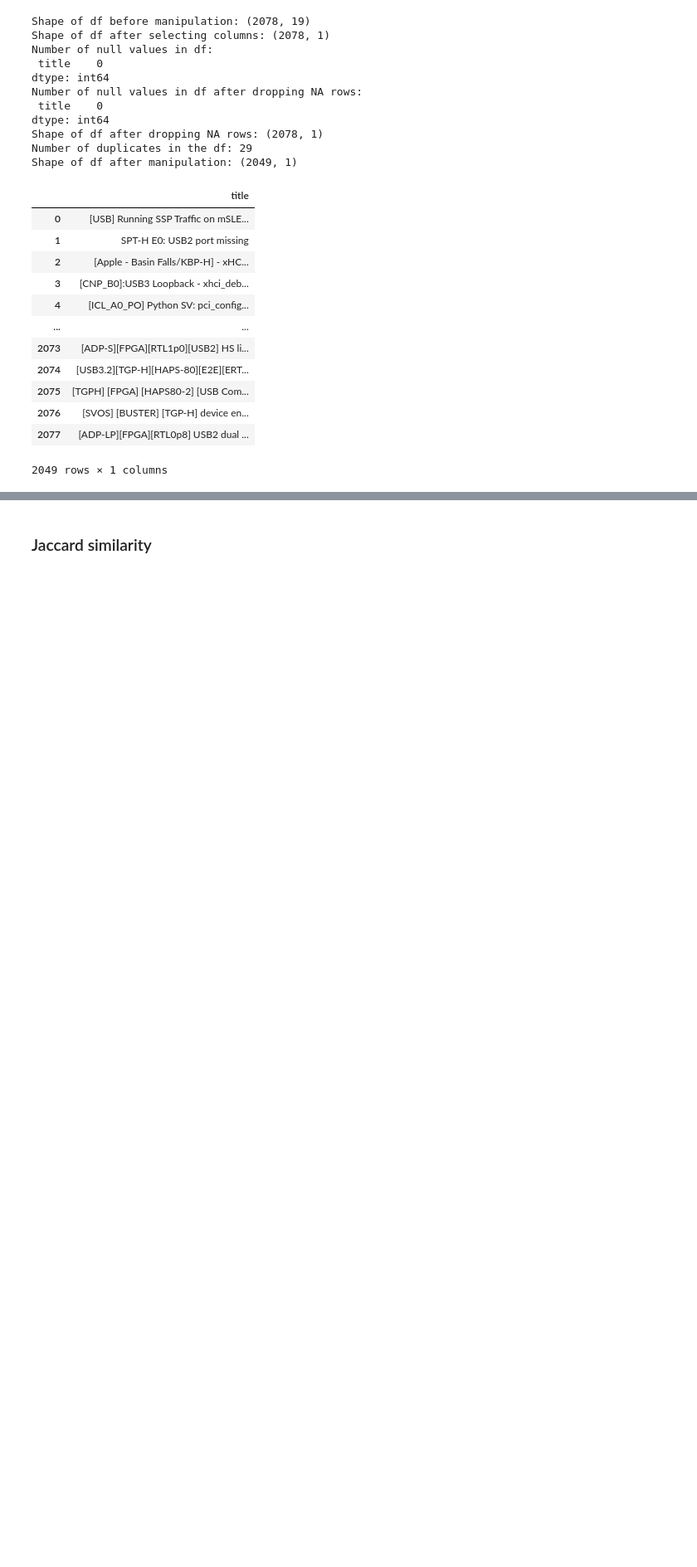
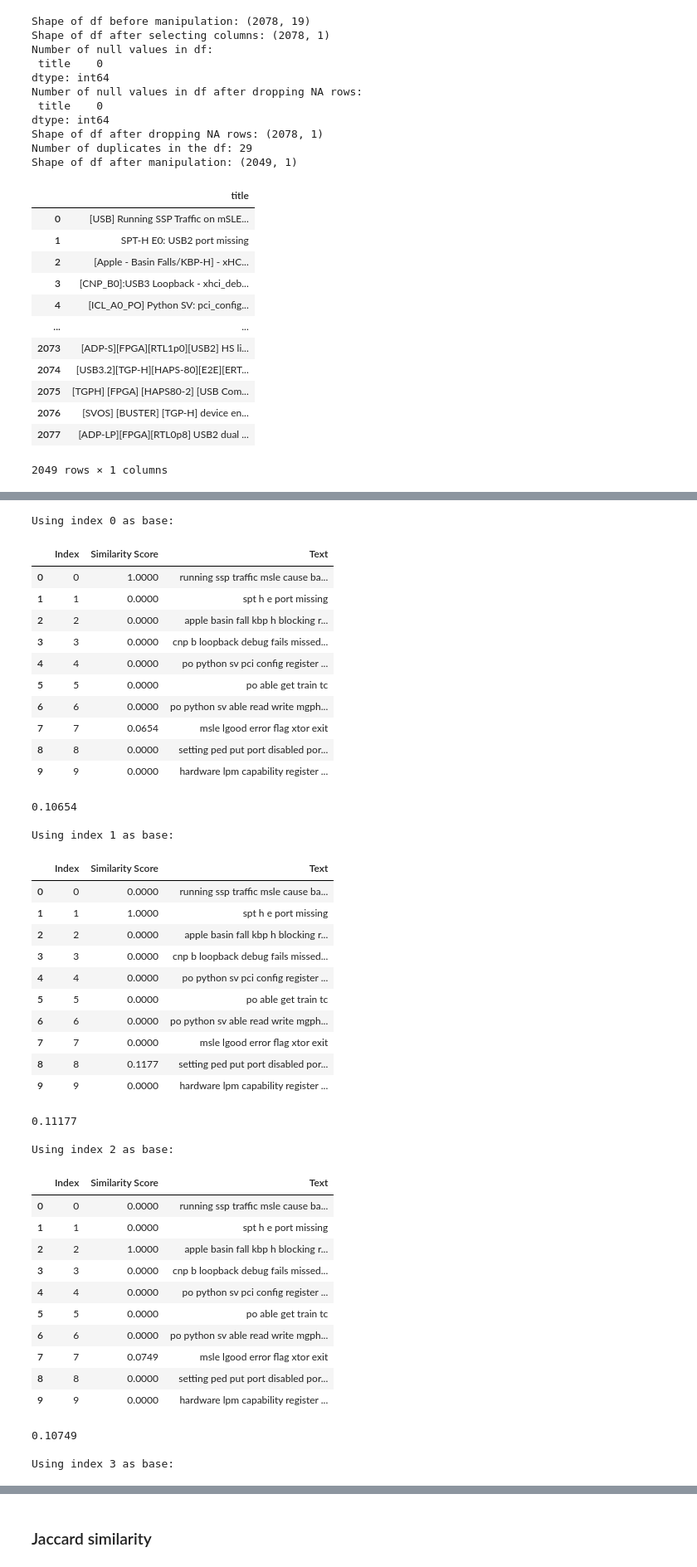
Before and after one commit to NicoleNL/ML-Track, a Jupyter notebook: Similarity_analytics_20210921.ipynb, the cells around one changed output, grey strips where cells are left out. Shown at 83% size. Saved outputs shown, nothing was run; the diff lists cells and outputs as text; code cells hidden in the pictures; blank space fills up the shorter version.

```diff
--- a/Similarity_analytics_20210921.ipynb
+++ b/Similarity_analytics_20210921.ipynb
@@ -1849,0 +1934,46 @@ Index     Similarity Score    Title
+# %%
+cosinesimilarity(column = df["title_clean"],threshold= 0,total_rows=10,base_row=None,ngram_range=None,fe_type=None,ascending=None)
+# %% [output]
+Using index 0 as base:
+|  | Index | Similarity Score | Text |
+| 0 | 0 | 1.0000 | running ssp traffic msle cause ba... |
+| 1 | 1 | 0.0000 | spt h e port missing |
+| 2 | 2 | 0.0000 | apple basin fall kbp h blocking r... |
+| 3 | 3 | 0.0000 | cnp b loopback debug fails missed... |
+| 4 | 4 | 0.0000 | po python sv pci config register ... |
+| 5 | 5 | 0.0000 | po able get train tc |
+| 6 | 6 | 0.0000 | po python sv able read write mgph... |
+| 7 | 7 | 0.0654 | msle lgood error flag xtor exit |
+| 8 | 8 | 0.0000 | setting ped put port disabled por... |
+| 9 | 9 | 0.0000 | hardware lpm capability register ... |
+0.10654
+
+Using index 1 as base:
+|  | Index | Similarity Score | Text |
+| 0 | 0 | 0.0000 | running ssp traffic msle cause ba... |
+| 1 | 1 | 1.0000 | spt h e port missing |
+| 2 | 2 | 0.0000 | apple basin fall kbp h blocking r... |
+| 3 | 3 | 0.0000 | cnp b loopback debug fails missed... |
+| 4 | 4 | 0.0000 | po python sv pci config register ... |
+| 5 | 5 | 0.0000 | po able get train tc |
+| 6 | 6 | 0.0000 | po python sv able read write mgph... |
+| 7 | 7 | 0.0000 | msle lgood error flag xtor exit |
+| 8 | 8 | 0.1177 | setting ped put port disabled por... |
+| 9 | 9 | 0.0000 | hardware lpm capability register ... |
+0.11177
+
+Using index 2 as base:
+|  | Index | Similarity Score | Text |
+| 0 | 0 | 0.0000 | running ssp traffic msle cause ba... |
+| 1 | 1 | 0.0000 | spt h e port missing |
+| 2 | 2 | 1.0000 | apple basin fall kbp h blocking r... |
+| 3 | 3 | 0.0000 | cnp b loopback debug fails missed... |
+| 4 | 4 | 0.0000 | po python sv pci config register ... |
+| 5 | 5 | 0.0000 | po able get train tc |
+| 6 | 6 | 0.0000 | po python sv able read write mgph... |
+| 7 | 7 | 0.0749 | msle lgood error flag xtor exit |
+| 8 | 8 | 0.0000 | setting ped put port disabled por... |
+| 9 | 9 | 0.0000 | hardware lpm capability register ... |
+0.10749
+
+Using index 3 as base:
```
Also changed, not shown: parts of 33 cells of this notebook.
